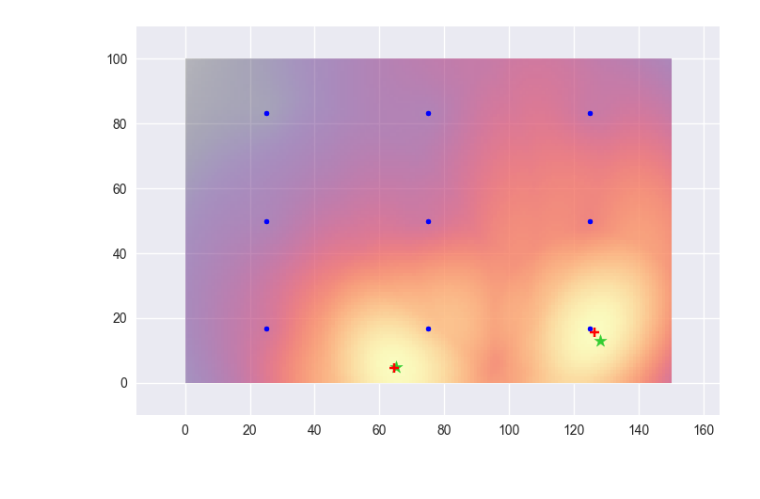
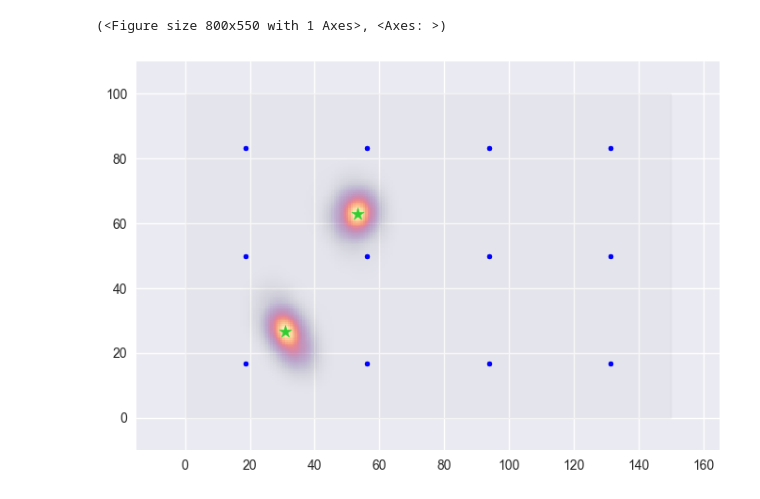
Before and after one commit to noaham/sigsen, a Jupyter notebook: examples/example.ipynb, the cells around one changed output. Drawn from its saved outputs; the diff is of its cells as text; code cells hidden in the pictures.

```diff
--- a/examples/example.ipynb
+++ b/examples/example.ipynb
@@ -8,5 +138,5 @@ from sigsen.simulator import SensorField
 # %%
 arange = SensorField(0,150,0,100)
-arange.add_sensor_grid((3,3))
-fig, ax = arange.display()
+arange.add_sensor_grid((3,4))
+arange.display()
 # %% [output]
@@ -14,6 +153,7 @@ fig, ax = arange.display()
 # %%
-sigs = arange.gen_data(2, noise=4)
-sigs.compute_distribution((150,100))
-_, _ = sigs.display(exp_factor=0.0025, show_maxima=True)
+sigs = arange.gen_data(2, noise=0.1)
+sigs.compute_distribution((200,200))
+sigs.display(exp_factor=1e-4)
 # %% [output]
+(<Figure size 800x550 with 1 Axes>, <Axes: >)
-[figure, old version]
+[figure, new version]
```
Also changed, not shown: parts of 25 cells of this notebook, 1 other file.
